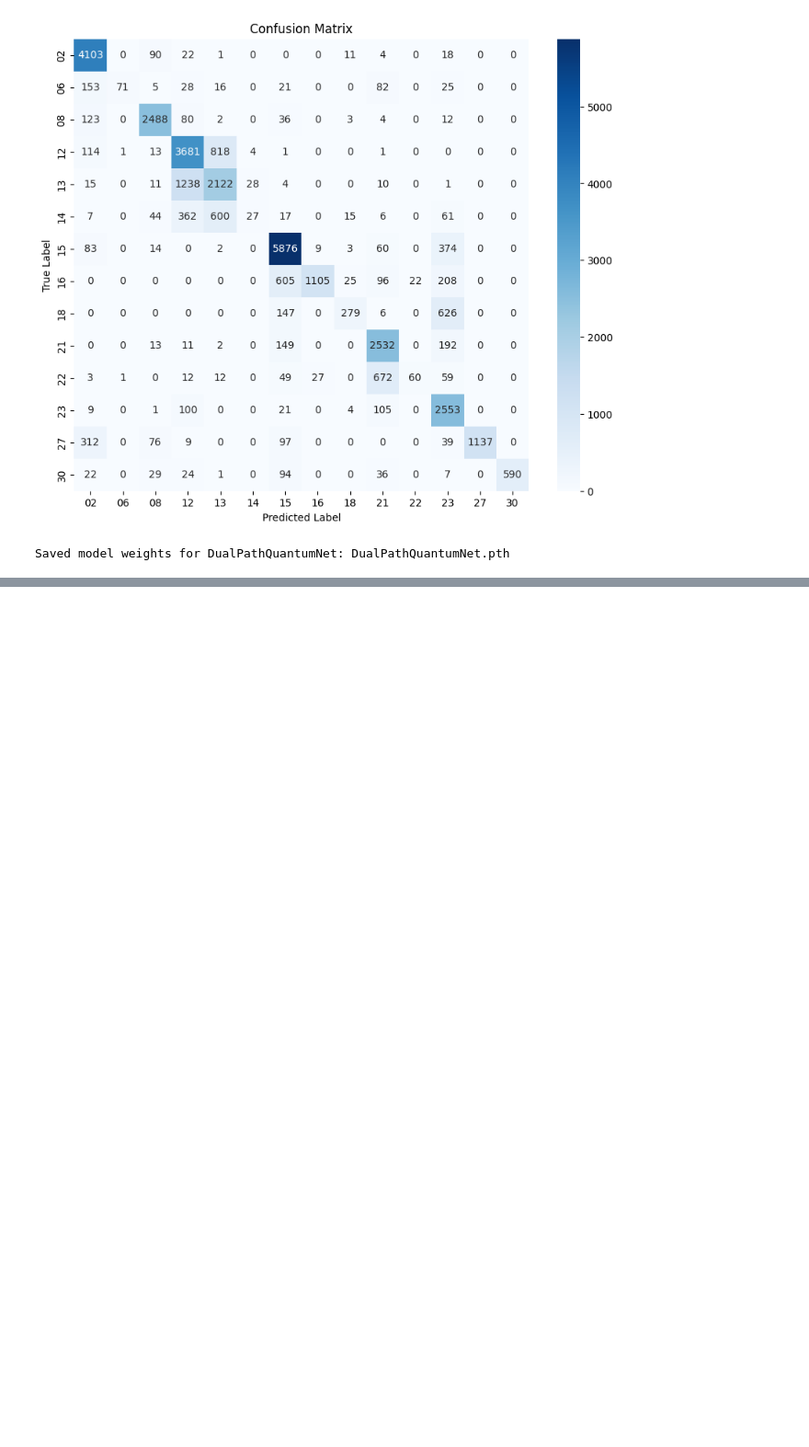
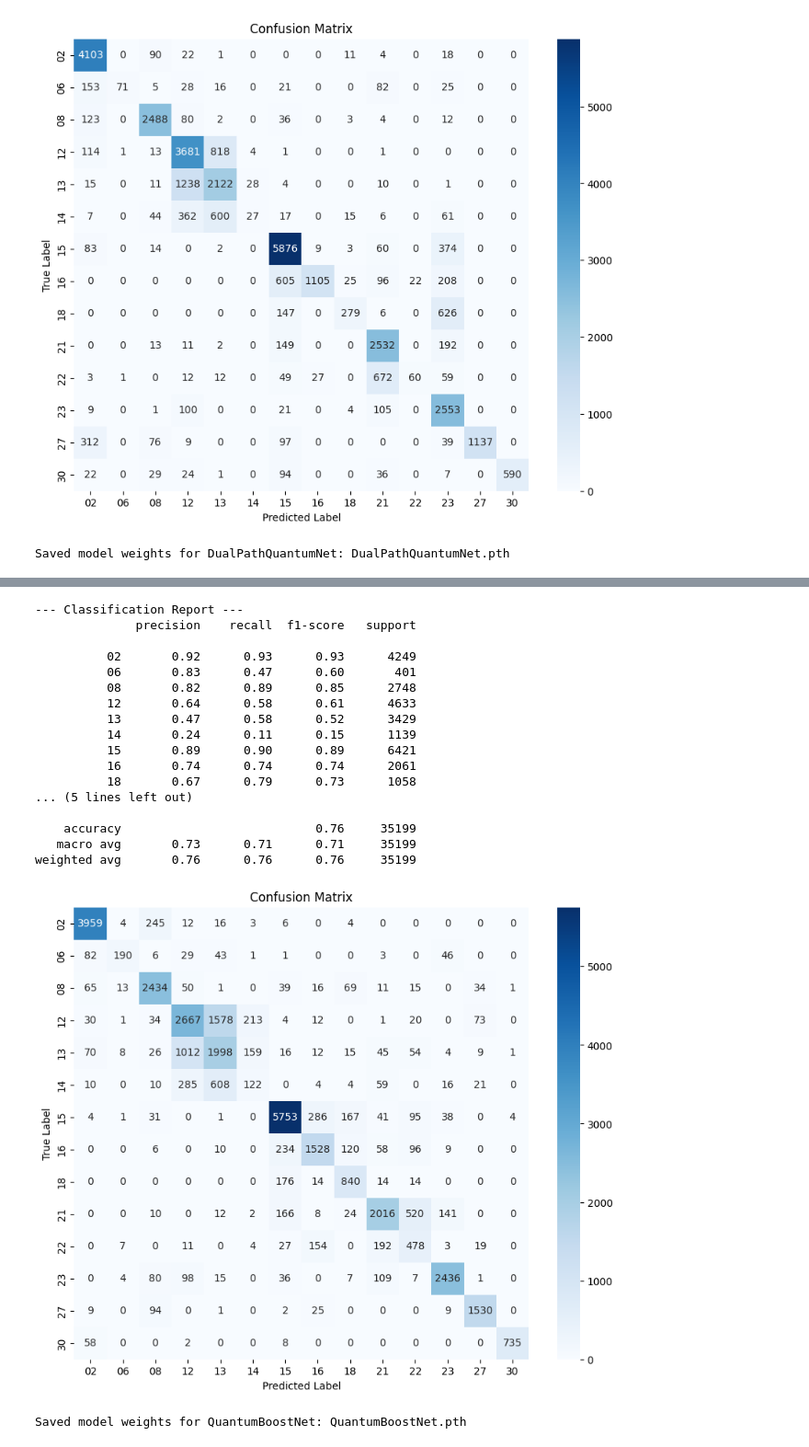
Before and after one commit to MihaiUM2001/CardioQML, a Jupyter notebook: ViewClassification.ipynb, the cells around one changed output, grey strips where cells are left out. Shown at 92% size. Saved outputs shown, nothing was run; the diff lists cells and outputs as text; code cells hidden in the pictures; blank space fills up the shorter version.

```diff
--- a/ViewClassification.ipynb
+++ b/ViewClassification.ipynb
@@ -2392,0 +2772,25 @@ Saved model weights for DualPathQuantumNet: DualPathQuantumNet.pth
+# %%
+evaluate_model(trained_model_qboost, test_loader, base_dataset.classes)
+# %% [output]
+--- Classification Report ---
+              precision    recall  f1-score   support
+
+          02       0.92      0.93      0.93      4249
+          06       0.83      0.47      0.60       401
+          08       0.82      0.89      0.85      2748
+          12       0.64      0.58      0.61      4633
+          13       0.47      0.58      0.52      3429
+          14       0.24      0.11      0.15      1139
+          15       0.89      0.90      0.89      6421
+          16       0.74      0.74      0.74      2061
+          18       0.67      0.79      0.73      1058
+... (5 lines left out)
+
+    accuracy                           0.76     35199
+   macro avg       0.73      0.71      0.71     35199
+weighted avg       0.76      0.76      0.76     35199
+[figure, added]
+# %%
+save_model(trained_model_qboost, model_path_qboost, model_name_qboost)
+# %% [output]
+Saved model weights for QuantumBoostNet: QuantumBoostNet.pth
```
Also changed, not shown: parts of 13 cells of this notebook.
